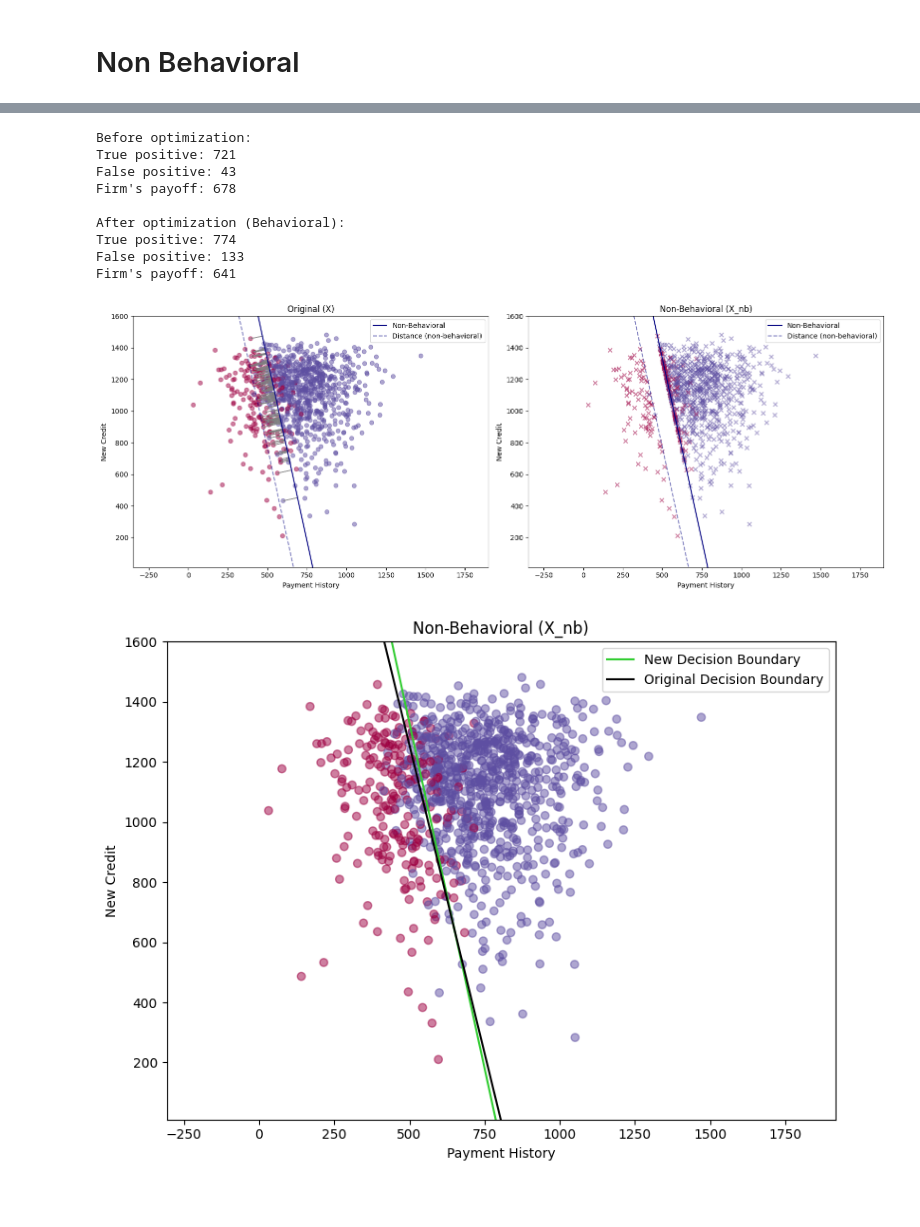
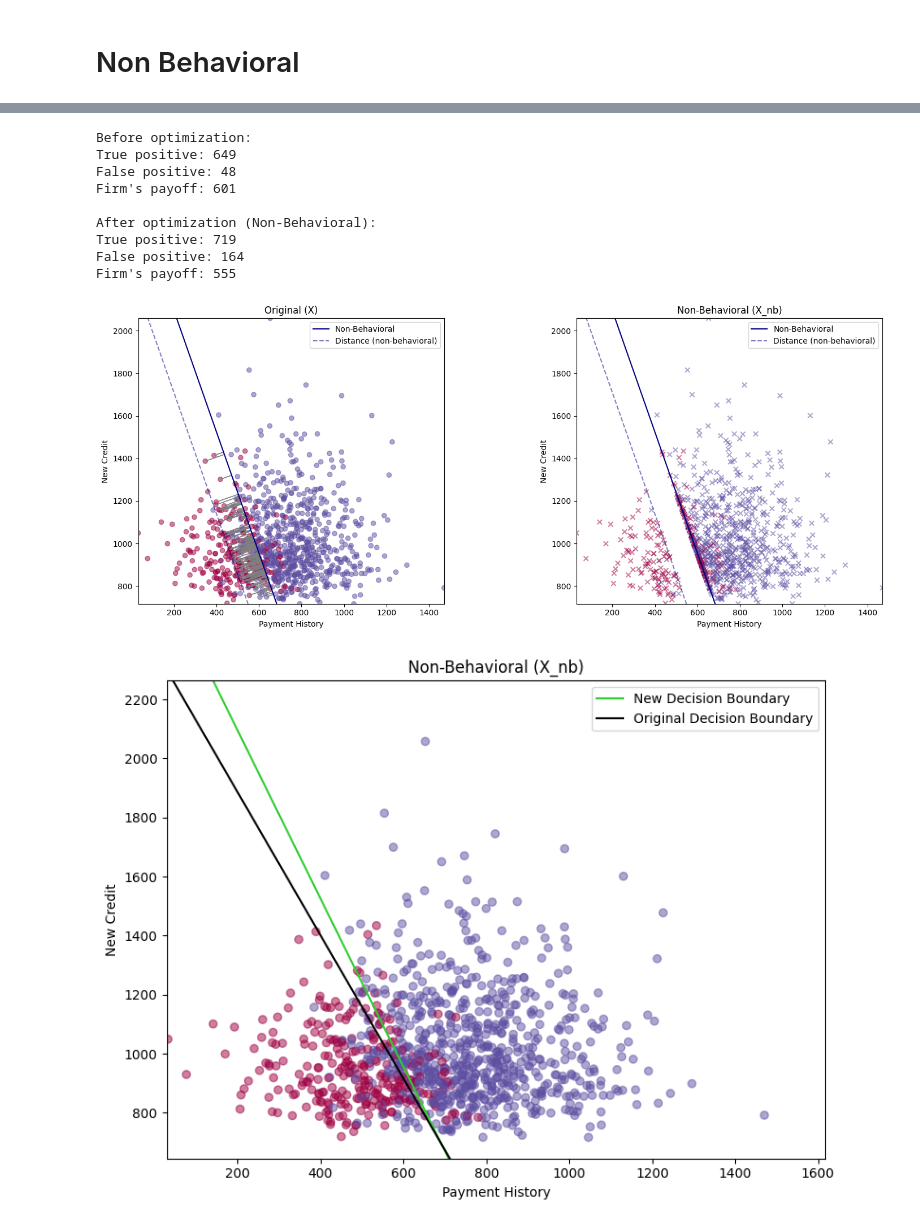
Before and after one commit to RamanEbrahimi/Research, a Jupyter notebook: Explainable AI/simulation.ipynb, the cells around one changed output, grey strips where cells are left out. Cells and saved outputs as stored; diff of their text form; code cells hidden in the pictures; blank space fills up the shorter version.

```diff
--- a/Explainable AI/simulation.ipynb
+++ b/Explainable AI/simulation.ipynb
@@ -25,7 +25,7 @@ def generate_synthetic_fico_data(n=1000):
 
     # Simulate New Credit
     # Recent credit activities lower the score
-    new_credit = 1500 - np.random.gamma(4, 100, n)
+    new_credit = 700 + np.random.gamma(3, 100, n)
 
     # Combine into DataFrame
     data = {
@@ -459,15 +459,19 @@ def create_side_by_side_plots_with_arrows(dataset1, dataset2, labels, title1, ti
     axs[0].legend()
     axs[1].legend()
 
-    # axis with same scale
-    axs[0].axis('equal')
-    axs[1].axis('equal')
+    # equal scaling
+    axs[0].set_aspect('equal', adjustable='box')
+    axs[1].set_aspect('equal', adjustable='box')
 
-    axs[0].set_xlim(250, 1300)
-    axs[0].set_ylim(10, 1600)
-    axs[1].set_xlim(250, 1300)
-    axs[1].set_ylim(10, 1600)
+    y_min = min(min(dataset1[feature2]), min(dataset2[feature2]))
+    y_max = max(max(dataset1[feature2]), max(dataset2[feature2]))
+    x_min = min(min(dataset1[feature1]), min(dataset2[feature1]))
+    x_max = max(max(dataset1[feature1]), max(dataset2[feature1]))
 
+    axs[0].set_xlim(x_min, x_max)
+    axs[0].set_ylim(y_min, y_max)
+    axs[1].set_xlim(x_min, x_max)
+    axs[1].set_ylim(y_min, y_max)
 
 
     # Draw arrows
@@ -544,9 +548,9 @@ def update_dataset(X, beta, threshold, B, gamma, mode='actual'):
 
 iterations = 100
 B = 100
-gamma = 0.3
+gamma = 0.5
 
-X_0 = fico_df[['Payment History', 'New Credit']]
+X_0 = fico_df[[feature1, feature2]]
 y_0 = fico_df['True Label']
 beta_vis, threshold_vis = logistic_regression_with_sum_constraint(X_0, y_0)
 
@@ -561,6 +565,7 @@ for i in range(iterations):
         break
 
     beta_vis = beta_new
+    threshold_vis = threshold_new
 
 print(f"Converged after {i+1} iterations.")
 print("Beta coefficients:", beta_vis)
@@ -768,40 +768,43 @@ print(f"False positive: {FP_b}")
 print(f"Firm's payoff: {firm_payoff_b}")
 # %% [output]
 Before optimization:
-True positive: 721
-False positive: 43
-Firm's payoff: 678
+True positive: 649
+False positive: 48
+Firm's payoff: 601
 
-After optimization (Behavioral):
-True positive: 774
-False positive: 133
-Firm's payoff: 641
+After optimization (Non-Behavioral):
+True positive: 719
+False positive: 164
+Firm's payoff: 555
 # %%
 # plot with create_side_by_side_plots_with_arrows(dataset1, dataset2, labels, title1, title2, feature1=feature1, feature2=feature2, mode='NB')
 create_side_by_side_plots_with_arrows(X_0, X_b_updates, y_0, 'Original (X)', 'Non-Behavioral (X_nb)', beta_vis, threshold_vis_0, B, gamma, mode='NB')
 
 
 # plot the line separating the new decision boundary on X_b_updates
 fig, ax = plt.subplots(figsize=(8, 6))
 ax.scatter(X_0[feature1], X_0[feature2], c=y_0, cmap='Spectral', alpha=0.5)
 ax.set_xlabel(feature1)
 ax.set_ylabel(feature2)
 ax.set_title('Non-Behavioral (X_nb)')
 
-# axis with same scale
-ax.axis('equal')
-
-ax.set_ylim(10, 1600)
-ax.set_xlim(10, 1600)
 
 x_vals = np.array(ax.get_xlim())
 y_vals_nb = -(threshold_vis + beta_vis[0] * x_vals) / beta_vis[1]
 y_vals_og = -(threshold_vis + beta_vis_0[0] * x_vals) / beta_vis_0[1]
 ax.plot(x_vals, y_vals_nb, color='limegreen', label='New Decision Boundary')
 ax.plot(x_vals, y_vals_og, color='k', label='Original Decision Boundary')
+
+y_min = min(X_0[feature2])
+y_max = max(X_0[feature2])
+x_min = min(X_0[feature1])
+x_max = max(X_0[feature1])
+ax.set_ylim(0.9*y_min, 1.1*y_max)
+ax.set_xlim(0.9*x_min, 1.1*x_max)
+
 ax.legend()
 plt.tight_layout()
 plt.show()
 # %% [output]
-[figure, old version]
+[figure, new version]
-[figure, old version]
+[figure, new version]
```
Also changed, not shown: parts of 9 cells of this notebook, 1 other file.
